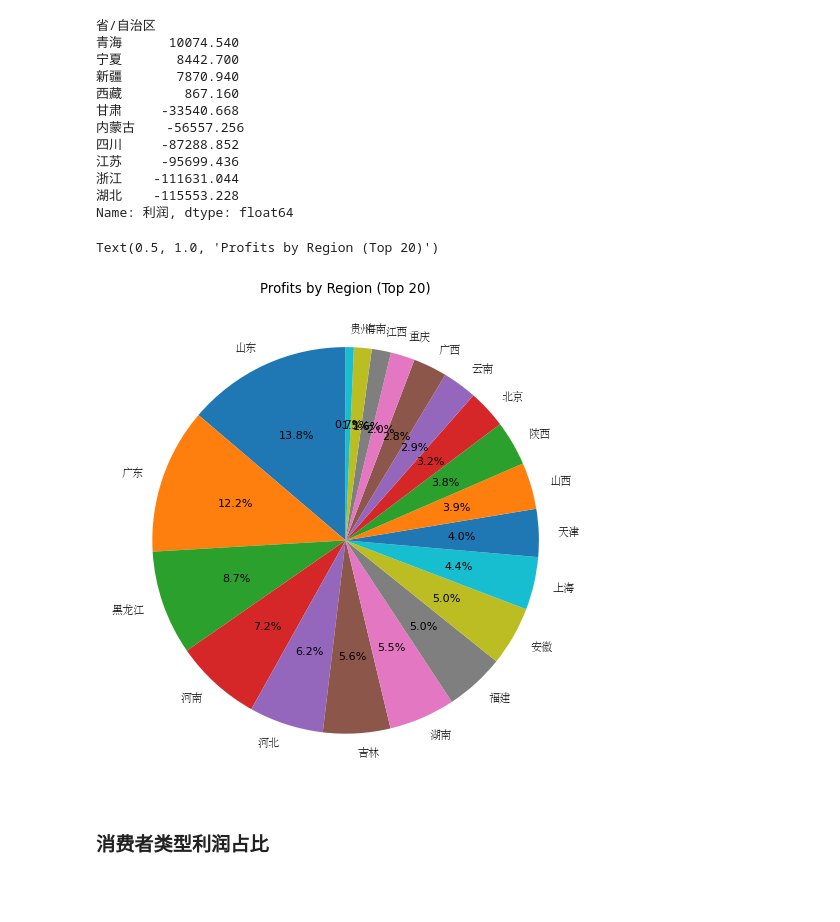
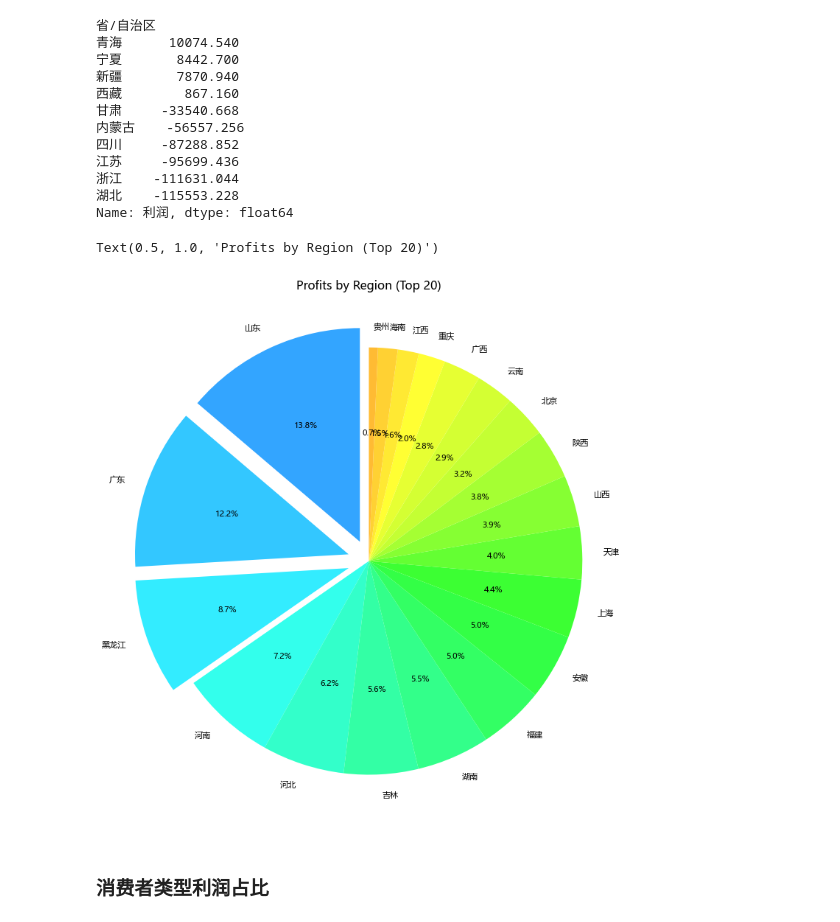
Before and after one commit to xiao-wei-zhou/E-Commerce-Business-Operation-Analysis, a Jupyter notebook: E-commerce Business Operation Analysis.ipynb, the cells around one changed output. Drawn from its saved outputs; the diff is of its cells as text; code cells hidden in the pictures; blank space fills up the shorter version.

```diff
--- a/E-commerce Business Operation Analysis.ipynb
+++ b/E-commerce Business Operation Analysis.ipynb
@@ -117,20 +159,21 @@ profits[-11:-1]
 浙江    -111631.044
 湖北    -115553.228
 Name: 利润, dtype: float64
-# %%
-
-my_font = font_manager.FontProperties(fname=r"C:\Users\zhoux\Downloads\data\STSONG.TTF")
-
-plt.figure(figsize=(10,8), dpi=80)
-
-patches, l_list1, p_list = plt.pie(profits[0:20], labels = profits[0:20].index, autopct = '%.1f%%', startangle= 90)
-for i in l_list1:
-    i.set_fontproperties(my_font)
-
-plt.title('Profits by Region (Top 20)')
-# %% [output]
-Text(0.5, 1.0, 'Profits by Region (Top 20)')
-[figure, removed]
+# %%
+plt.figure(figsize=(12,12), dpi=80)
+
+explode = [0.1,0.1,0.1,0,0,0,0,0,0,0,0,0,0,0,0,0,0,0,0,0]
+
+plt.rcParams['font.sans-serif'] = ['Microsoft YaHei']
+plt.rcParams['axes.unicode_minus'] = False
+
+patches, l_list1, p_list = plt.pie(profits[0:20], labels = profits[0:20].index, pctdistance = 0.6,explode = explode, autopct = '%.1f%%', startangle= 90, colors = colors)
+
+
+plt.title('Profits by Region (Top 20)')
+# %% [output]
+Text(0.5, 1.0, 'Profits by Region (Top 20)')
+[figure, added]
 # %% [markdown]
 ### 消费者类型利润占比
 # %%
```
Also changed, not shown: parts of 13 cells of this notebook.
